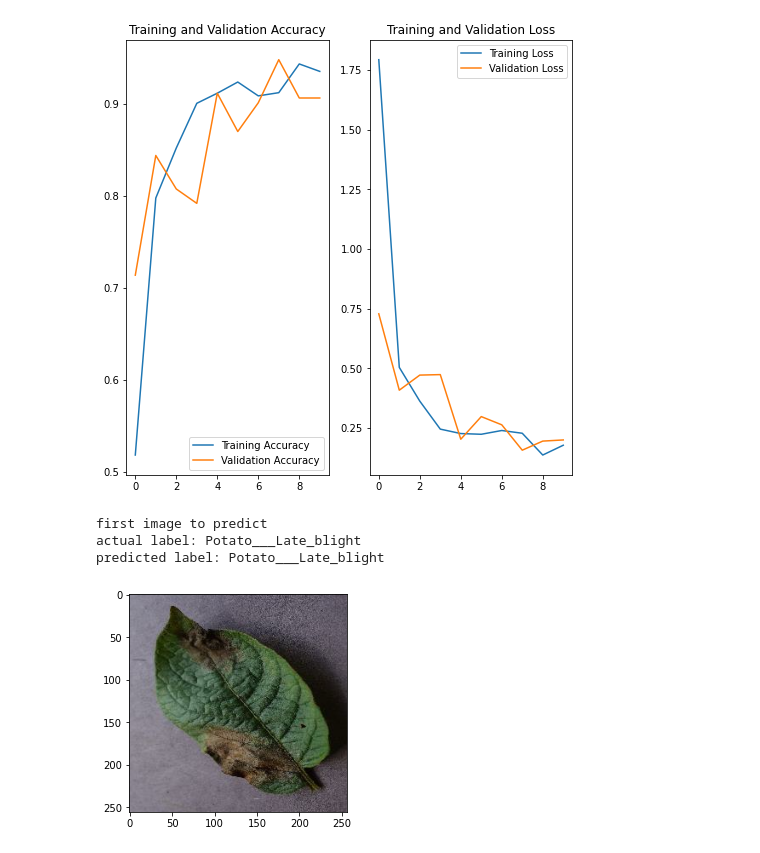
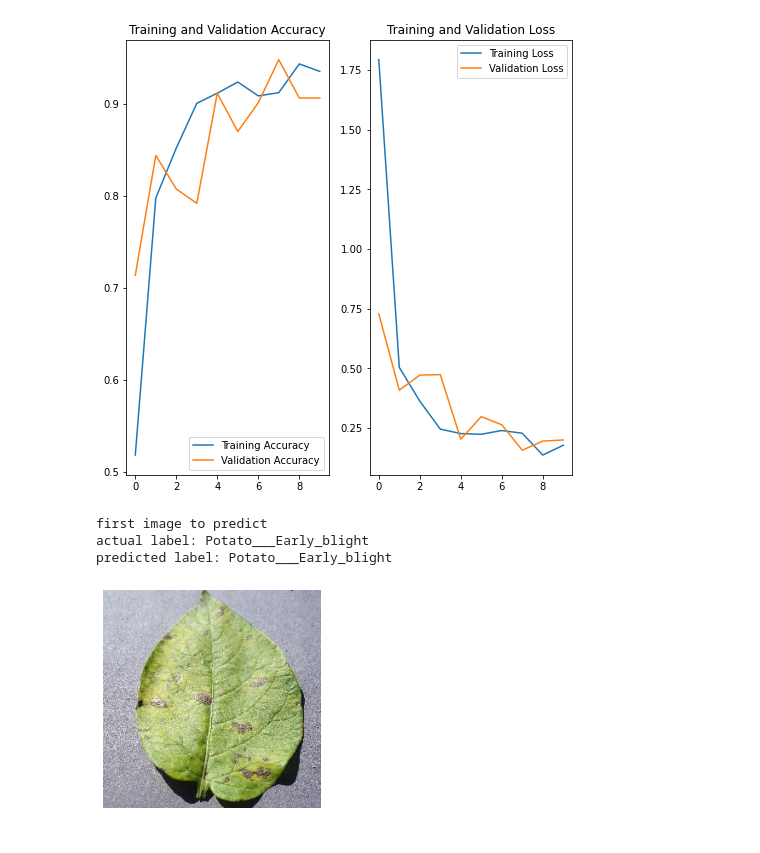
Before and after one commit to Code-with-jaycee/Potato-disease-prediction, a Jupyter notebook: Training/training.ipynb, the cells around one changed output. Saved outputs shown, nothing was run; the diff lists cells and outputs as text; code cells hidden in the pictures.

```diff
--- a/Training/training.ipynb
+++ b/Training/training.ipynb
@@ -329,21 +329,22 @@ plt.show()
 # %%
 for images_batch, labels_batch in test_ds.take(1):
     # How to display image
     first_image = images_batch[0].numpy().astype('uint8')
     first_label = labels_batch[0].numpy()
 
     print("first image to predict")
 
     plt.imshow(first_image)
+    plt.axis("off")
     print("actual label:", class_names[first_label])
 
     batch_prediction = model.predict(images_batch)
     print("predicted label:",class_names[np.argmax(batch_prediction[0])])
 # %% [output]
 first image to predict
-actual label: Potato___Late_blight
-predicted label: Potato___Late_blight
+actual label: Potato___Early_blight
+predicted label: Potato___Early_blight
-[figure, old version]
+[figure, new version]
 # %%
 def predict(model, img):
     img_array = tf.keras.preprocessing.image.img_to_array(images[i].numpy())
```
Also changed, not shown: parts of 1 cell of this notebook.
